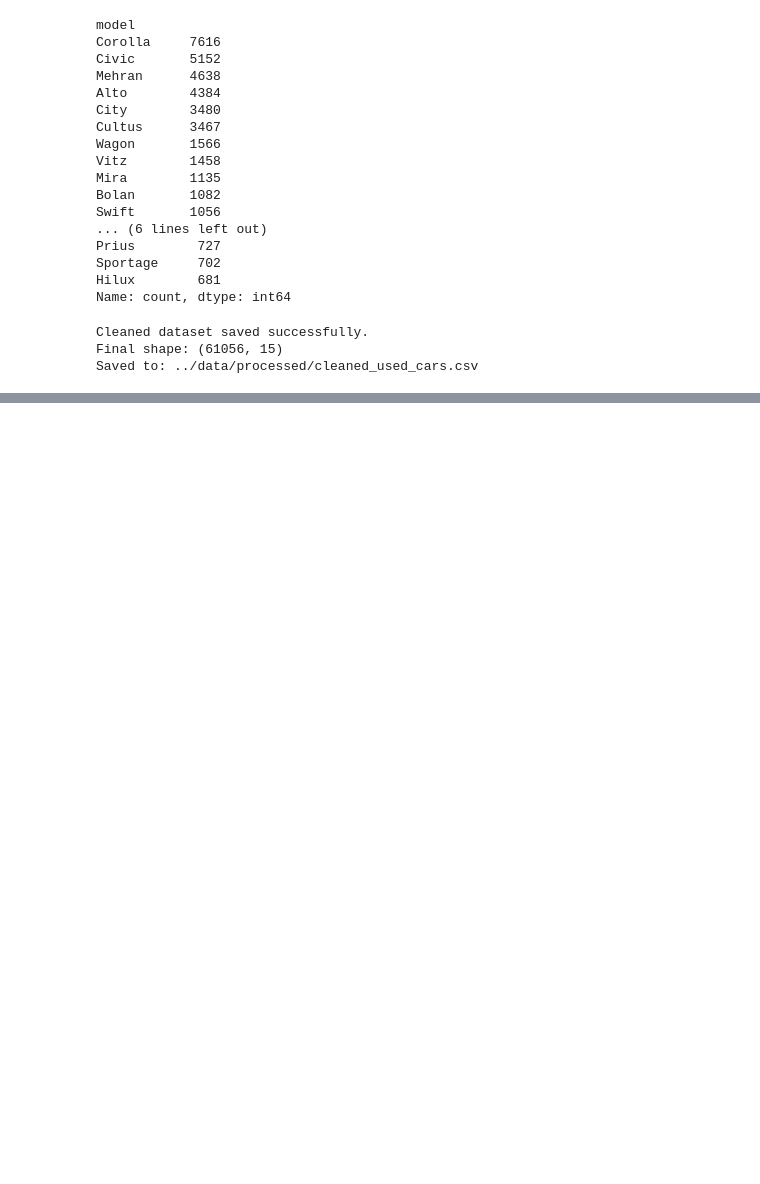
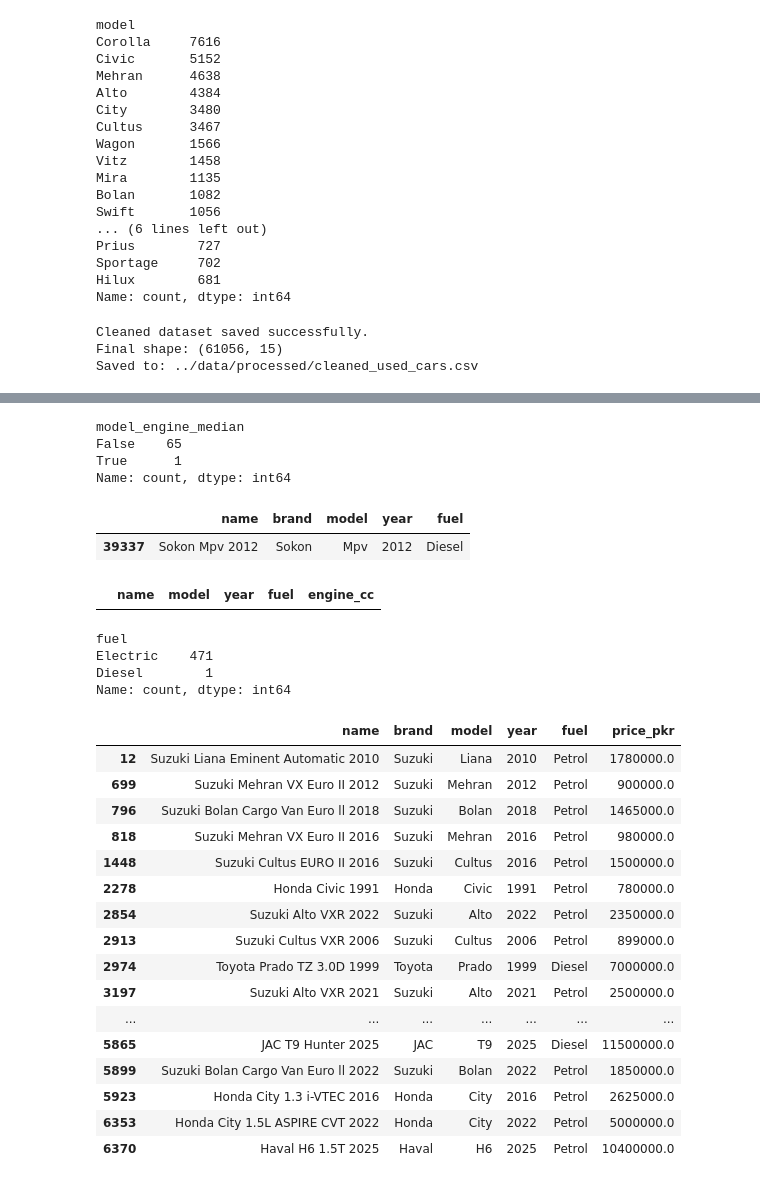
Before and after one commit to tahirsaeedtech-stack/used-car-fair-price-analyzer, a Jupyter notebook: notebooks/02_data_cleaning.ipynb, the cells around one changed output, grey strips where cells are left out. Cells and saved outputs as stored; diff of their text form; code cells hidden in the pictures; blank space fills up the shorter version.

```diff
--- a/notebooks/02_data_cleaning.ipynb
+++ b/notebooks/02_data_cleaning.ipynb
@@ -525,0 +723,66 @@ Saved to: ../data/processed/cleaned_used_cars.csv
+# %%
+non_electric_missing_engine["model_engine_median"].isna().value_counts()
+# %% [output]
+model_engine_median
+False    65
+True      1
+Name: count, dtype: int64
+# %%
+non_electric_missing_engine[
+    non_electric_missing_engine["model_engine_median"].isna()
+][
+    ["name", "brand", "model", "year", "fuel"]
+]
+# %% [output]
+|  | name | brand | model | year | fuel |
+| 39337 | Sokon Mpv 2012 | Sokon | Mpv | 2012 | Diesel |
+# %%
+df[
+    (df["brand"] == "Sokon") &
+    (df["engine_cc"].notna())
+][
+    ["name", "model", "year", "fuel", "engine_cc"]
+]
+# %% [output]
+|  | name | model | year | fuel | engine_cc |
+# %%
+non_electric_missing_mask = (
+    df["engine_cc"].isna() &
+    (df["fuel"] != "Electric")
+)
+
+df.loc[non_electric_missing_mask, "engine_cc"] = (
+    df.loc[non_electric_missing_mask]
+      .set_index(["brand", "model"])
+      .index
+      .map(engine_median_by_model)
+)
+# %%
+df[df["engine_cc"].isna()]["fuel"].value_counts(dropna=False)
+# %% [output]
+fuel
+Electric    471
+Diesel        1
+Name: count, dtype: int64
+# %%
+df[df["mileage_km"].isna()][
+    ["name", "brand", "model", "year", "fuel", "price_pkr"]
+].head(30)
+# %% [output]
+|  | name | brand | model | year | fuel | price_pkr |
+| 12 | Suzuki Liana Eminent Automatic 2010 | Suzuki | Liana | 2010 | Petrol | 1780000.0 |
+| 699 | Suzuki Mehran VX Euro II 2012 | Suzuki | Mehran | 2012 | Petrol | 900000.0 |
+| 796 | Suzuki Bolan Cargo Van Euro ll 2018 | Suzuki | Bolan | 2018 | Petrol | 1465000.0 |
+| 818 | Suzuki Mehran VX Euro II 2016 | Suzuki | Mehran | 2016 | Petrol | 980000.0 |
+| 1448 | Suzuki Cultus EURO II 2016 | Suzuki | Cultus | 2016 | Petrol | 1500000.0 |
+| 2278 | Honda Civic 1991 | Honda | Civic | 1991 | Petrol | 780000.0 |
+| 2854 | Suzuki Alto VXR 2022 | Suzuki | Alto | 2022 | Petrol | 2350000.0 |
+| 2913 | Suzuki Cultus VXR 2006 | Suzuki | Cultus | 2006 | Petrol | 899000.0 |
+| 2974 | Toyota Prado TZ 3.0D 1999 | Toyota | Prado | 1999 | Diesel | 7000000.0 |
+| 3197 | Suzuki Alto VXR 2021 | Suzuki | Alto | 2021 | Petrol | 2500000.0 |
+| ... | ... | ... | ... | ... | ... | ... |
+| 5865 | JAC T9 Hunter 2025 | JAC | T9 | 2025 | Diesel | 11500000.0 |
+| 5899 | Suzuki Bolan Cargo Van Euro ll 2022 | Suzuki | Bolan | 2022 | Petrol | 1850000.0 |
+| 5923 | Honda City 1.3 i-VTEC 2016 | Honda | City | 2016 | Petrol | 2625000.0 |
+| 6353 | Honda City 1.5L ASPIRE CVT 2022 | Honda | City | 2022 | Petrol | 5000000.0 |
+| 6370 | Haval H6 1.5T 2025 | Haval | H6 | 2025 | Petrol | 10400000.0 |
```
Also changed, not shown: parts of 30 cells of this notebook, 17 other files.
